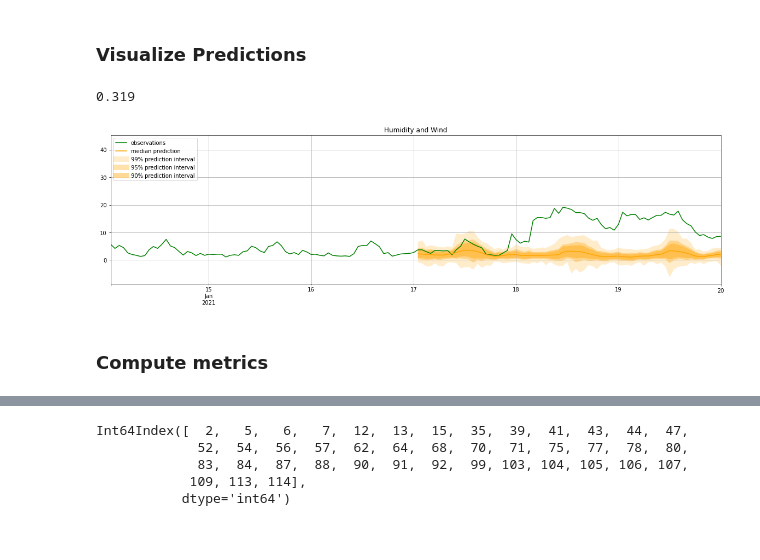
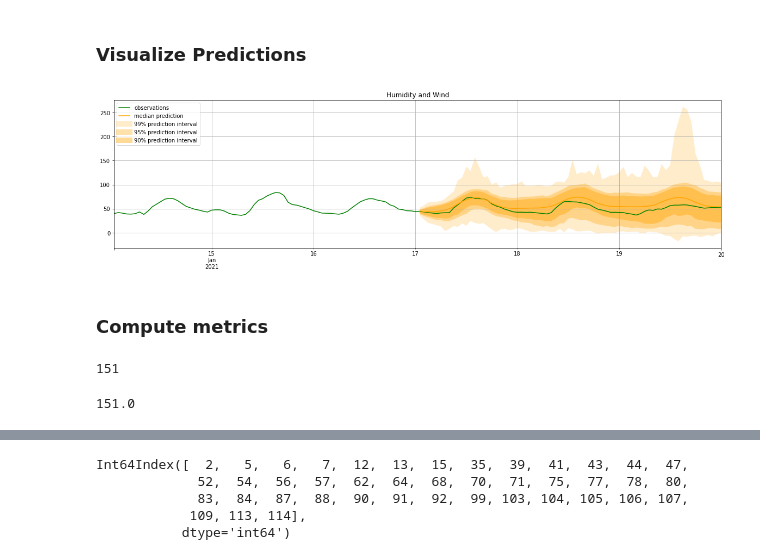
Before and after one commit to tomityrrell/psps-analysis, a Jupyter notebook: notebooks/Gluon-TS.ipynb, the cells around one changed output, grey strips where cells are left out. Saved outputs shown, nothing was run; the diff lists cells and outputs as text; code cells hidden in the pictures.

Commit message:
New 2018-2020 model, Full trained self-metrics

```diff
--- a/notebooks/Gluon-TS.ipynb
+++ b/notebooks/Gluon-TS.ipynb
@@ -269,11 +265,11 @@ WARNING:root:Serializing RepresentableBlockPredictor instances does not save the
 # %% [markdown]
 ### ...or load an existing one!
 # %%
-predictor = Predictor.deserialize(Path("../models/model-2021-e100-20L"))
+predictor = Predictor.deserialize(Path("../models/model-year-e100-20L"))
 # %% [markdown]
 ### Visualize Predictions
 # %%
-wr_test = wr_gts[(wr_gts.Station==121) & (wr_gts.Date.dt.year==2021)]
+wr_test = wr_gts[(wr_gts.Station==88) & (wr_gts.Date.dt.year==2021)]
 # wr_test.set_index("Time", inplace=True)
 wr_test = wr_test[target_columns]
 
@@ -282,43 +278,39 @@ test_data = ListDataset(
     freq = "60min"
 )
 # %%
-forecast_it, ts_it = make_evaluation_predictions(
+sforecast_it, sts_it = make_evaluation_predictions(
     dataset=test_data,  # test dataset
     predictor=predictor,  # predictor
     num_samples=1000,  # number of sample paths we want for evaluation
 )
 # %%
-forecasts = list(forecast_it)
-tss = list(ts_it)
+sforecasts = list(sforecast_it)
+stss = list(sts_it)
-# %%
-((forecasts[13].samples > forecasts[7].samples).any(axis=1)).mean()
-# %% [output]
-0.319
 # %%
 plot_length = 2*3*24
 prediction_intervals = [90,95,99]
 legend = ["observations", "median prediction"] + [f"{k}% prediction interval" for k in prediction_intervals][::-1]
 
 fig, ax = plt.subplots(1, 1, figsize=(20, 5))
 
 # Humidity
 # i = 7
 # tss[i][-plot_length:].plot(ax=ax, color="red")  # plot the time series
 # forecasts[i].plot(prediction_intervals=prediction_intervals, color='orange')
 
 # Wind
-i = 13
-tss[i][-plot_length:].plot(ax=ax, color="green")  # plot the time series
-forecasts[i].plot(prediction_intervals=prediction_intervals, color='orange')
+i = 0
+stss[i][-plot_length:].plot(ax=ax, color="green")  # plot the time series
+sforecasts[i].plot(prediction_intervals=prediction_intervals, color='orange')
 
 #ax.set_xbound("2021-01-17", "2021-01-19")
 # ax.set_ybound(0,50)
 plt.title("Humidity and Wind")
 plt.grid(which="both")
 plt.legend(legend, loc="upper left")
 plt.show()
 # %% [output]
-[figure, old version]
+[figure, new version]
 # %% [markdown]
 ### Compute metrics
 # %%
@@ -357,5 +349,17 @@ all_test_data = ListDataset(
     freq = "60min"
 )
+# %%
+test = Counter()
+for key in keys:
+    if key[1].year == 2020:
+        test[key[0]] +=1
+print(test)
+# %% [output]
+151
+# %%
+len(list(iter(all_test_data)))/14
+# %% [output]
+151.0
 # %%
 forecast_all_it, ts_all_it = make_evaluation_predictions(
     dataset=all_test_data,  # test dataset
```
Also changed, not shown: parts of 13 cells of this notebook, 11 other files.
